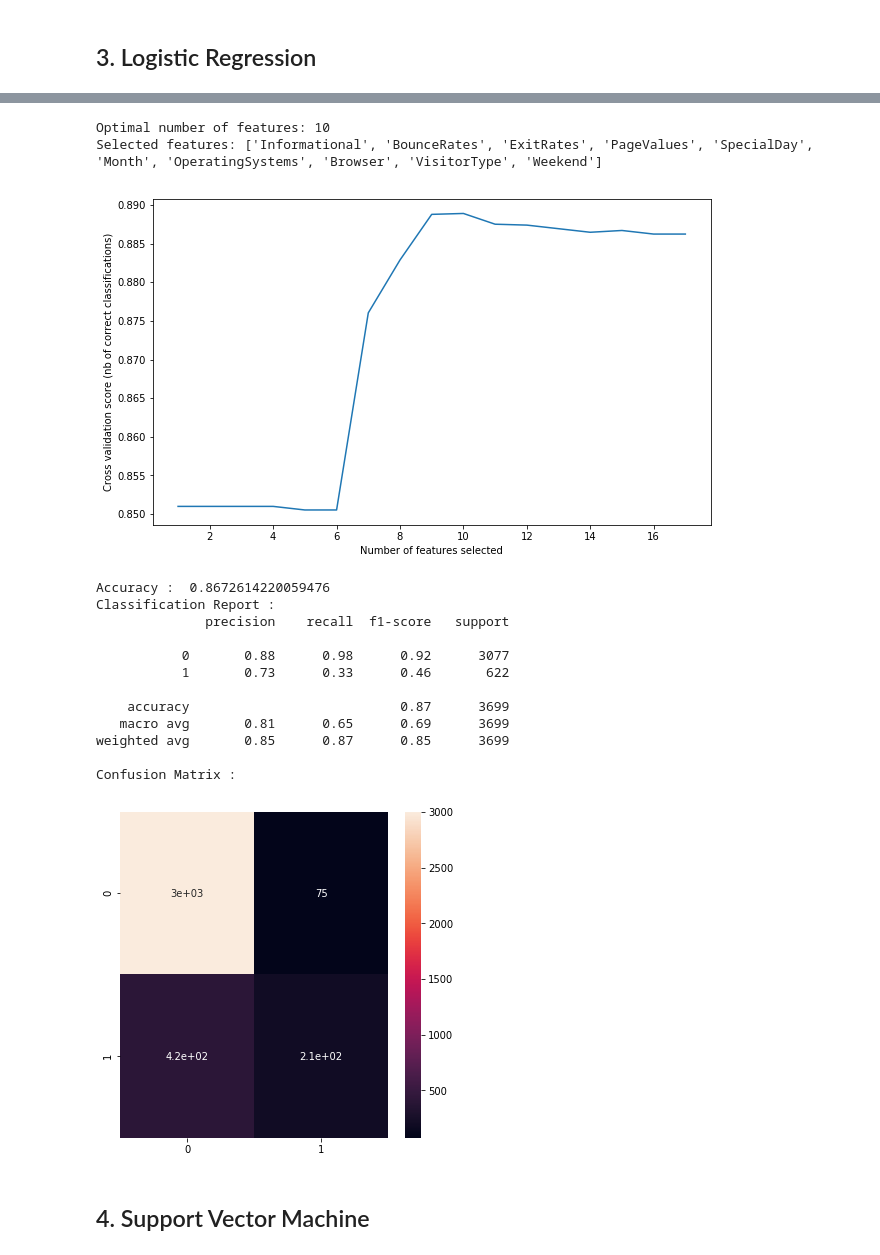
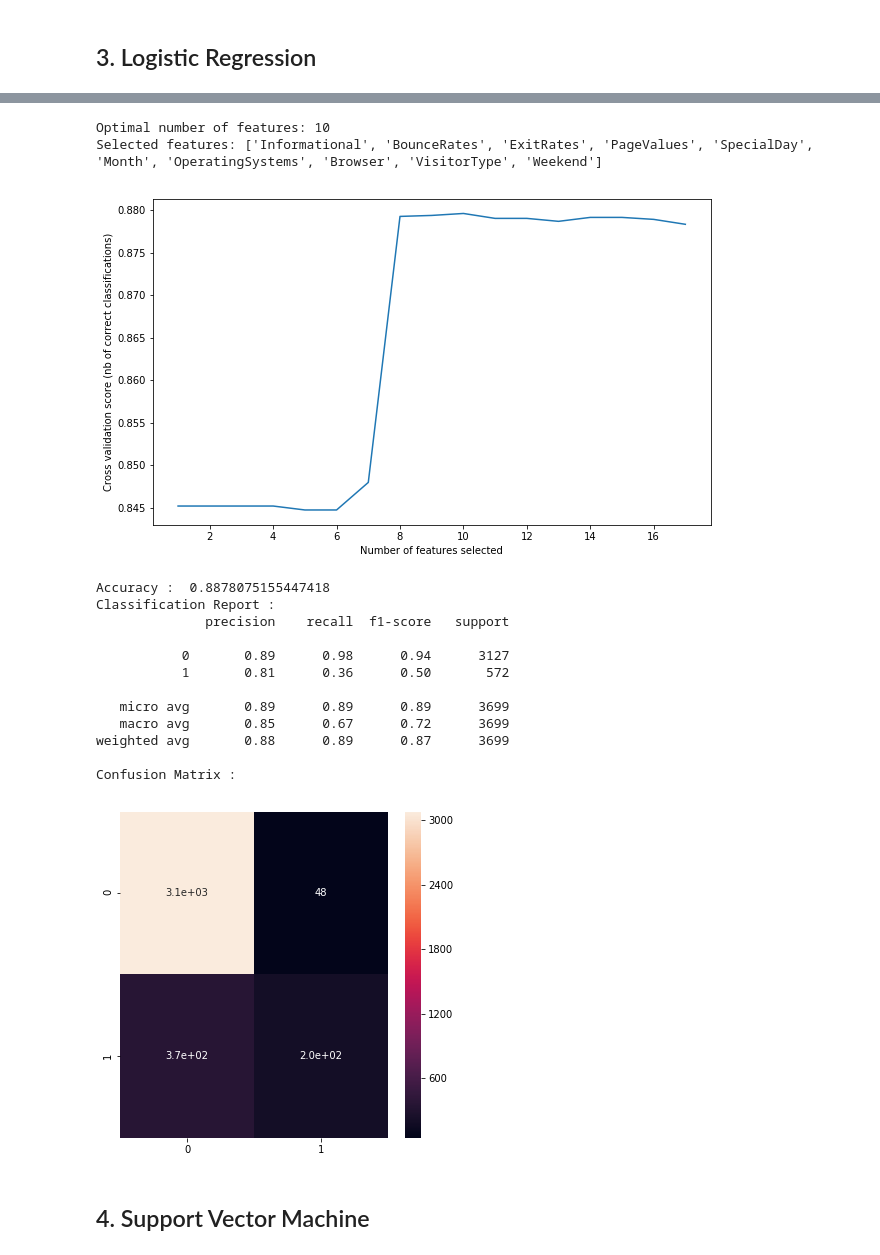
Before and after one commit to RajathKashyap/Online-Shoppers-Purchasing-Intention, a Jupyter notebook: Online shopper purchasing intention.ipynb, the cells around one changed output, grey strips where cells are left out. Cells and saved outputs as stored; diff of their text form; code cells hidden in the pictures.

```diff
--- a/Online shopper purchasing intention.ipynb
+++ b/Online shopper purchasing intention.ipynb
@@ -612,7 +612,7 @@ def split_data(myData, testSize, className = 'Revenue'):
   x = myData.drop([className], axis=1)
   y = myData[className]
 
-  return train_test_split(x, y, test_size=testSize, random_state=0)
+  return train_test_split(x, y, test_size=testSize, random_state=0,  stratify=y)
 # %%
 # Method to evaluate the model and create a classification report and a confusion matrix
 
@@ -748,14 +748,14 @@ Selected features: ['Administrative', 'Administrative_Duration', 'ProductRelated
 # %%
 selected_features = list(x_train.columns[rfecv.support_])
-x_train = x_train[selected_features]
-x_test = x_test[selected_features]
+x_train_rfe = x_train[selected_features]
+x_test_rfe = x_test[selected_features]
 
 model = RandomForestClassifier()
-model.fit(x_train, y_train)
+model.fit(x_train_rfe, y_train)
 
-y_pred = model.predict(x_test)
+y_pred = model.predict(x_test_rfe)
 
-models.append({'model' : model, 'label': 'Random Forest Search', 'x_test': x_test, 'y_test': y_test})
+models.append({'model' : model, 'label': 'Random Forest Search', 'x_test': x_test_rfe, 'y_test': y_test})
 
 evaluate_model(y_test, y_pred)
 # %% [output]
@@ -862,35 +862,35 @@ plt.show()
 # %% [output]
 Optimal number of features: 10
 Selected features: ['Informational', 'BounceRates', 'ExitRates', 'PageValues', 'SpecialDay', 'Month', 'OperatingSystems', 'Browser', 'VisitorType', 'Weekend']
-[figure, old version]
+[figure, new version]
 # %%
 selected_features = list(x_train.columns[rfecv.support_])
-x_train = x_train[selected_features]
-x_test = x_test[selected_features]
+x_train_rfe = x_train[selected_features]
+x_test_rfe = x_test[selected_features]
 
 model = LogisticRegression()
 
-model.fit(x_train,y_train)
+model.fit(x_train_rfe,y_train)
 
-y_pred = model.predict(x_test)
+y_pred = model.predict(x_test_rfe)
 
-models.append({'model' : model, 'label': 'Logistic Regression', 'x_test': x_test, 'y_test': y_test})
+models.append({'model' : model, 'label': 'Logistic Regression', 'x_test': x_test_rfe, 'y_test': y_test})
 
 evaluate_model(y_test, y_pred)
 # %% [output]
-Accuracy :  0.8672614220059476
+Accuracy :  0.8878075155447418
 Classification Report :
               precision    recall  f1-score   support
 
-           0       0.88      0.98      0.92      3077
-           1       0.73      0.33      0.46       622
+           0       0.89      0.98      0.94      3127
+           1       0.81      0.36      0.50       572
 
-    accuracy                           0.87      3699
-   macro avg       0.81      0.65      0.69      3699
-weighted avg       0.85      0.87      0.85      3699
+   micro avg       0.89      0.89      0.89      3699
+   macro avg       0.85      0.67      0.72      3699
+weighted avg       0.88      0.89      0.87      3699
 
 Confusion Matrix :
-[figure, old version]
+[figure, new version]
 # %% [markdown]
 ## 4. Support Vector Machine
 # %%
```
Also changed, not shown: parts of 23 cells of this notebook.
